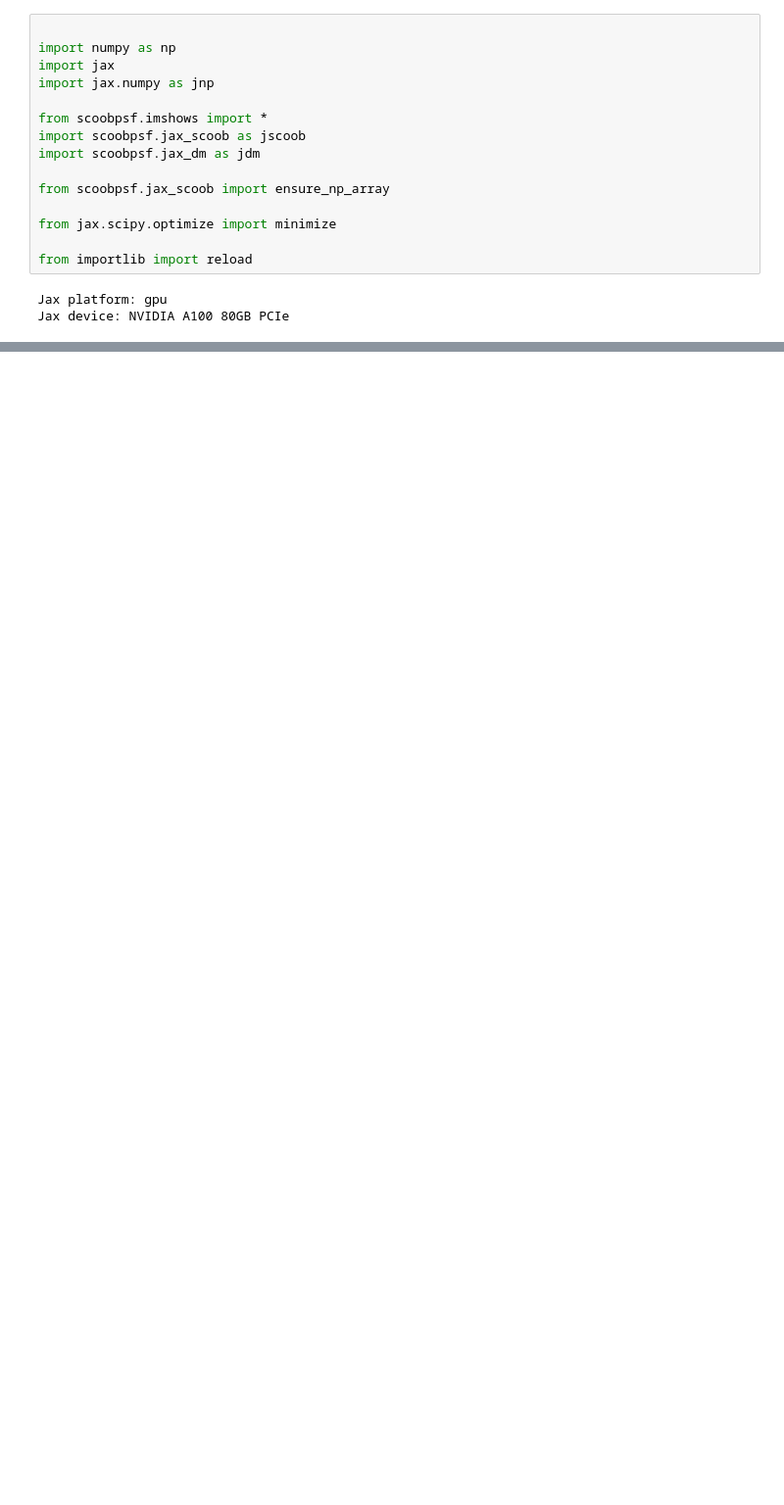
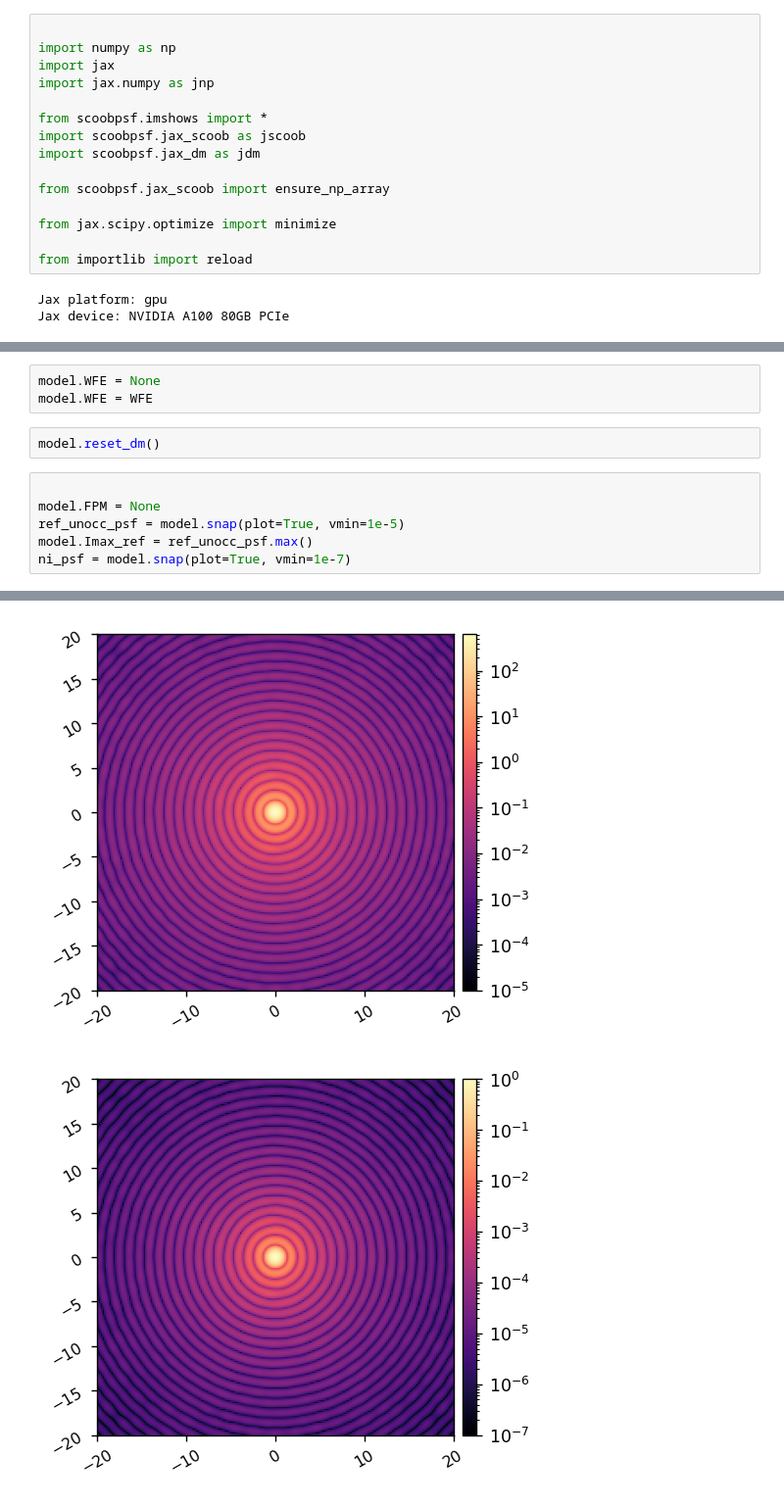
Before and after one commit to uasal/scoob-psf, a Jupyter notebook: example-notebooks/jax_scoob_tests.ipynb, the cells around one changed output, grey strips where cells are left out. Shown at 98% size. Saved outputs shown, nothing was run; the diff lists cells and outputs as text; blank space fills up the shorter version.

```diff
--- a/example-notebooks/jax_scoob_tests.ipynb
+++ b/example-notebooks/jax_scoob_tests.ipynb
@@ -68,0 +71,12 @@ singularity.to_value(u.m)*focal_length/
+# %%
+model.WFE = None
+model.WFE = WFE
+# %%
+model.reset_dm()
+# %%
+
+model.FPM = None
+ref_unocc_psf = model.snap(plot=True, vmin=1e-5)
+model.Imax_ref = ref_unocc_psf.max()
+ni_psf = model.snap(plot=True, vmin=1e-7)
+# %% [output]
@@ -69 +84,3 @@ singularity.to_value(u.m)*focal_length/
+[figure, added]
+[figure, added]
 # %%
```
Also changed, not shown: parts of 21 cells of this notebook, 1 other file.
